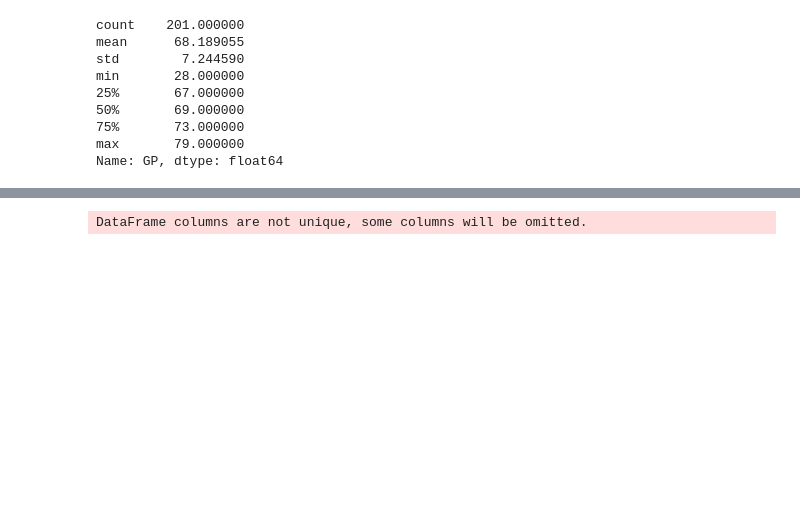
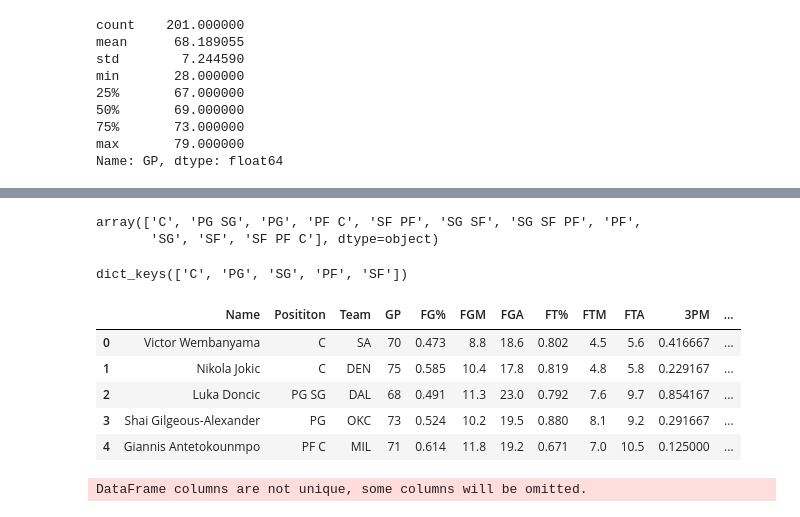
Before and after one commit to uguratli/Fantasy_basketball, a Jupyter notebook: fantasy_basketball.ipynb, the cells around one changed output, grey strips where cells are left out. Saved outputs shown, nothing was run; the diff lists cells and outputs as text; code cells hidden in the pictures; blank space fills up the shorter version.

```diff
--- a/fantasy_basketball.ipynb
+++ b/fantasy_basketball.ipynb
@@ -120,3 +117,6 @@ for i in range(len(cols)):
 
 fig.update_layout(showlegend=False);
 fig.show()
+# %%
+df['Posititon'] = df['Posititon'].str.replace(',', ' ')
+df['Posititon'].head(10)
@@ -122,0 +135,5 @@ fig.show()
+# %%
+df['Posititon'].unique()
+# %% [output]
+array(['C', 'PG SG', 'PG', 'PF C', 'SF PF', 'SG SF', 'SG SF PF', 'PF',
+       'SG', 'SF', 'SF PF C'], dtype=object)
@@ -122,0 +151,4 @@ fig.show()
+# %%
+position_counts.keys()
+# %% [output]
+dict_keys(['C', 'PG', 'SG', 'PF', 'SF'])
@@ -123,3 +158,14 @@ fig.show()
+# %%
+sc = MinMaxScaler()
+df[['3PM', 'PPG', 'REB', 'REB', 'AST', 'STL', 'BLK', 'TO']] = sc.fit_transform(df[['3PM', 'PPG', 'REB', 'REB', 'AST', 'STL', 'BLK', 'TO']])
+df.head()
+# %% [output]
+|  | Name | Posititon | Team | GP | FG% | FGM | FGA | FT% | FTM | FTA | 3PM | ... |
+| 0 | Victor Wembanyama | C | SA | 70 | 0.473 | 8.8 | 18.6 | 0.802 | 4.5 | 5.6 | 0.416667 | ... |
+| 1 | Nikola Jokic | C | DEN | 75 | 0.585 | 10.4 | 17.8 | 0.819 | 4.8 | 5.8 | 0.229167 | ... |
+| 2 | Luka Doncic | PG SG | DAL | 68 | 0.491 | 11.3 | 23.0 | 0.792 | 7.6 | 9.7 | 0.854167 | ... |
+| 3 | Shai Gilgeous-Alexander | PG | OKC | 73 | 0.524 | 10.2 | 19.5 | 0.880 | 8.1 | 9.2 | 0.291667 | ... |
+| 4 | Giannis Antetokounmpo | PF C | MIL | 71 | 0.614 | 11.8 | 19.2 | 0.671 | 7.0 | 10.5 | 0.125000 | ... |
 # %%
 draft_dict = df.set_index('Name').T.to_dict('list');
 # %% [output]
```
Also changed, not shown: parts of 19 cells of this notebook, 1 other file.
